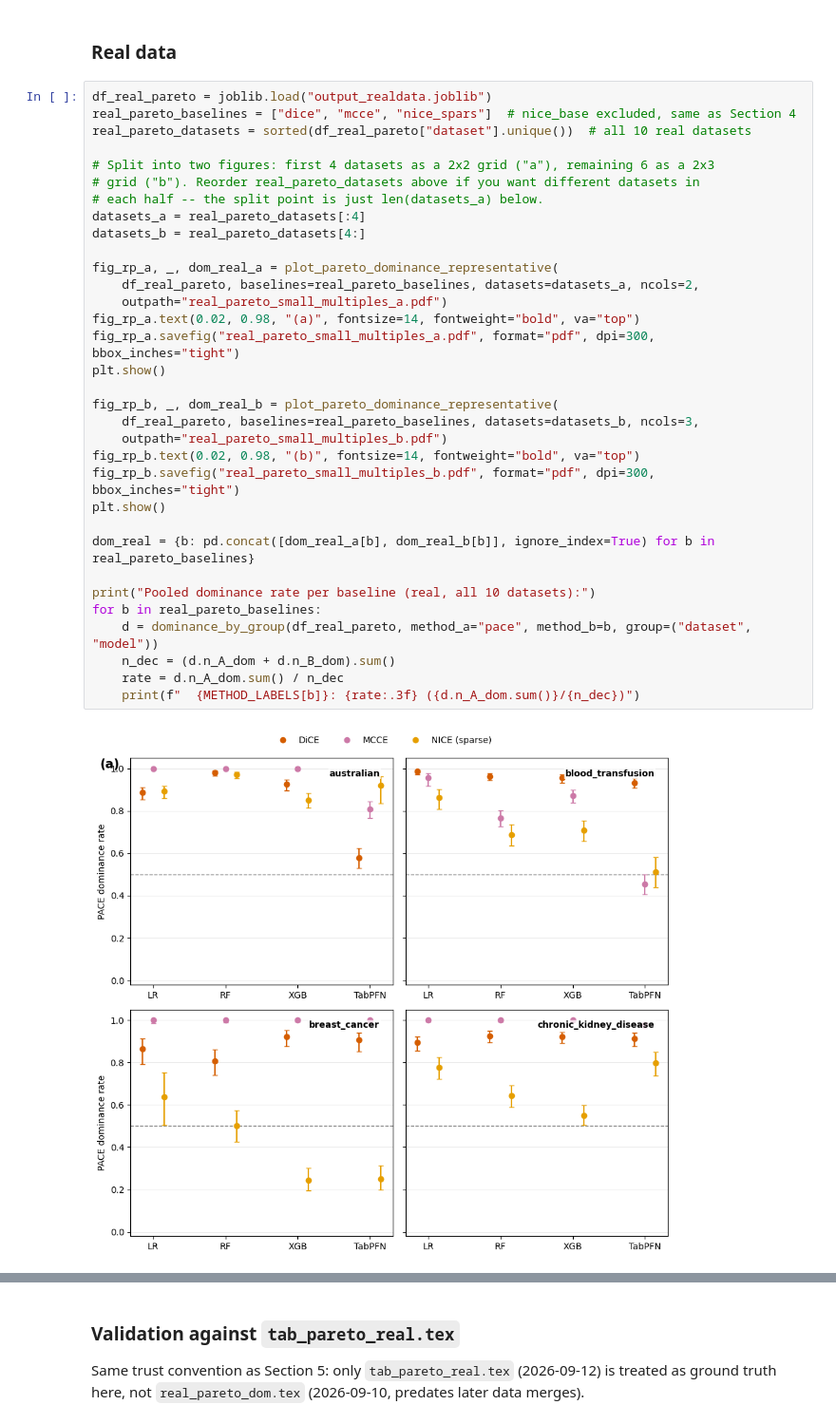
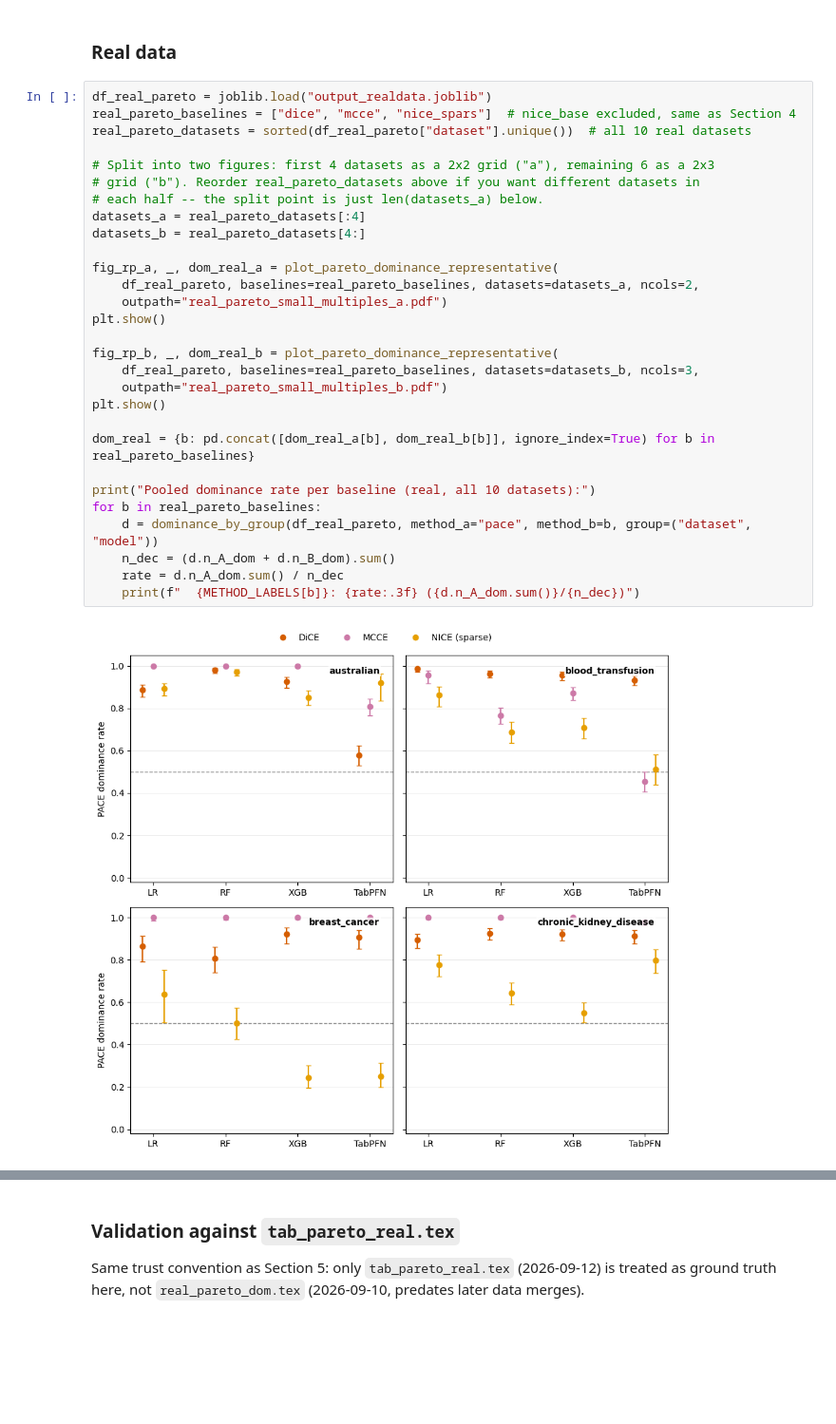
Before and after one commit to leonidaschristodoulou/cf-proposal, a Jupyter notebook: cfprop_analysis.ipynb, the cells around one changed output, grey strips where cells are left out. Shown at 95% size. Drawn from its saved outputs; the diff is of its cells as text; blank space fills up the shorter version.

Commit message:
Remove (a)/(b) in-plot text labels from split real Pareto figures
Co-Authored-By: Claude Sonnet 5 <noreply@anthropic.com>

```diff
--- a/cfprop_analysis.ipynb
+++ b/cfprop_analysis.ipynb
@@ -990,35 +990,31 @@ def plot_pareto_dominance_representative(df, *, baselines, datasets, models=("LR
 # %%
 df_real_pareto = joblib.load("output_realdata.joblib")
 real_pareto_baselines = ["dice", "mcce", "nice_spars"]  # nice_base excluded, same as Section 4
 real_pareto_datasets = sorted(df_real_pareto["dataset"].unique())  # all 10 real datasets
 
 # Split into two figures: first 4 datasets as a 2x2 grid ("a"), remaining 6 as a 2x3
 # grid ("b"). Reorder real_pareto_datasets above if you want different datasets in
 # each half -- the split point is just len(datasets_a) below.
 datasets_a = real_pareto_datasets[:4]
 datasets_b = real_pareto_datasets[4:]
 
 fig_rp_a, _, dom_real_a = plot_pareto_dominance_representative(
     df_real_pareto, baselines=real_pareto_baselines, datasets=datasets_a, ncols=2,
     outpath="real_pareto_small_multiples_a.pdf")
-fig_rp_a.text(0.02, 0.98, "(a)", fontsize=14, fontweight="bold", va="top")
-fig_rp_a.savefig("real_pareto_small_multiples_a.pdf", format="pdf", dpi=300, bbox_inches="tight")
 plt.show()
 
 fig_rp_b, _, dom_real_b = plot_pareto_dominance_representative(
     df_real_pareto, baselines=real_pareto_baselines, datasets=datasets_b, ncols=3,
     outpath="real_pareto_small_multiples_b.pdf")
-fig_rp_b.text(0.02, 0.98, "(b)", fontsize=14, fontweight="bold", va="top")
-fig_rp_b.savefig("real_pareto_small_multiples_b.pdf", format="pdf", dpi=300, bbox_inches="tight")
 plt.show()
 
 dom_real = {b: pd.concat([dom_real_a[b], dom_real_b[b]], ignore_index=True) for b in real_pareto_baselines}
 
 print("Pooled dominance rate per baseline (real, all 10 datasets):")
 for b in real_pareto_baselines:
     d = dominance_by_group(df_real_pareto, method_a="pace", method_b=b, group=("dataset", "model"))
     n_dec = (d.n_A_dom + d.n_B_dom).sum()
     rate = d.n_A_dom.sum() / n_dec
     print(f"  {METHOD_LABELS[b]}: {rate:.3f} ({d.n_A_dom.sum()}/{n_dec})")
 # %% [output]
-[figure, old version]
+[figure, new version]
```
Also changed, not shown: parts of 2 cells of this notebook.
